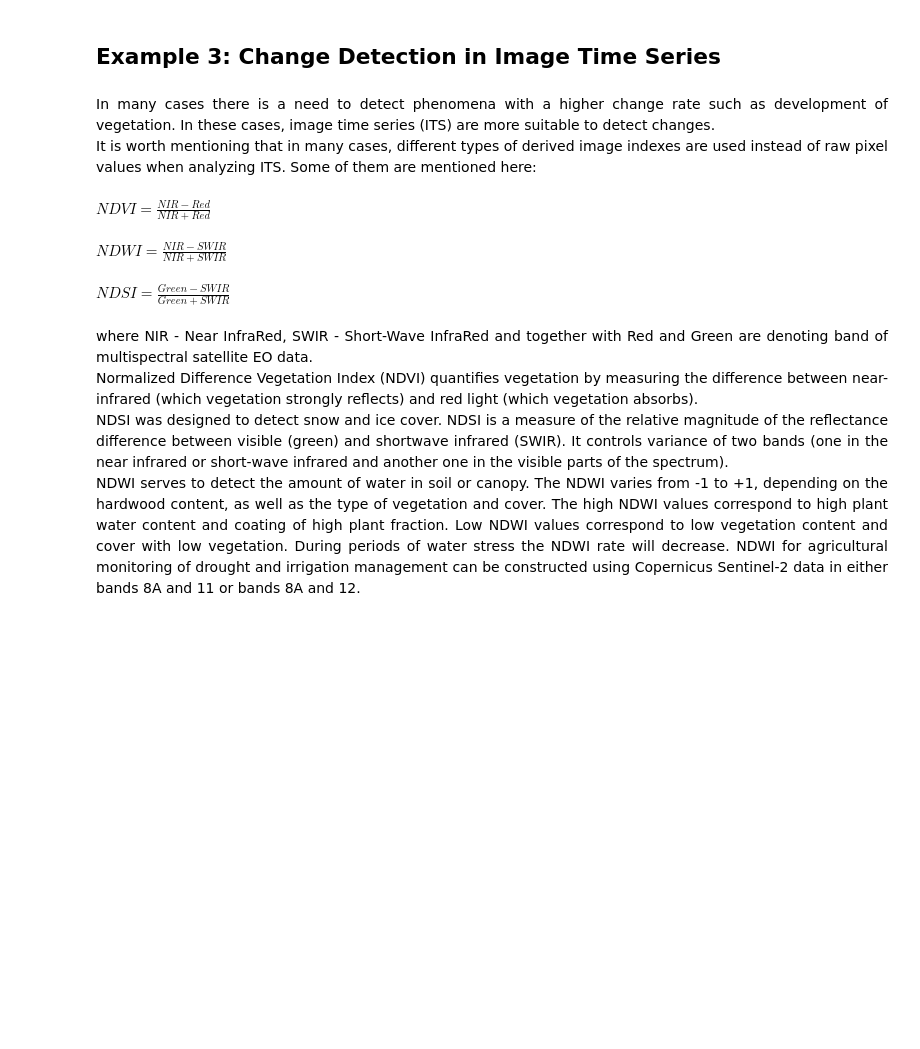
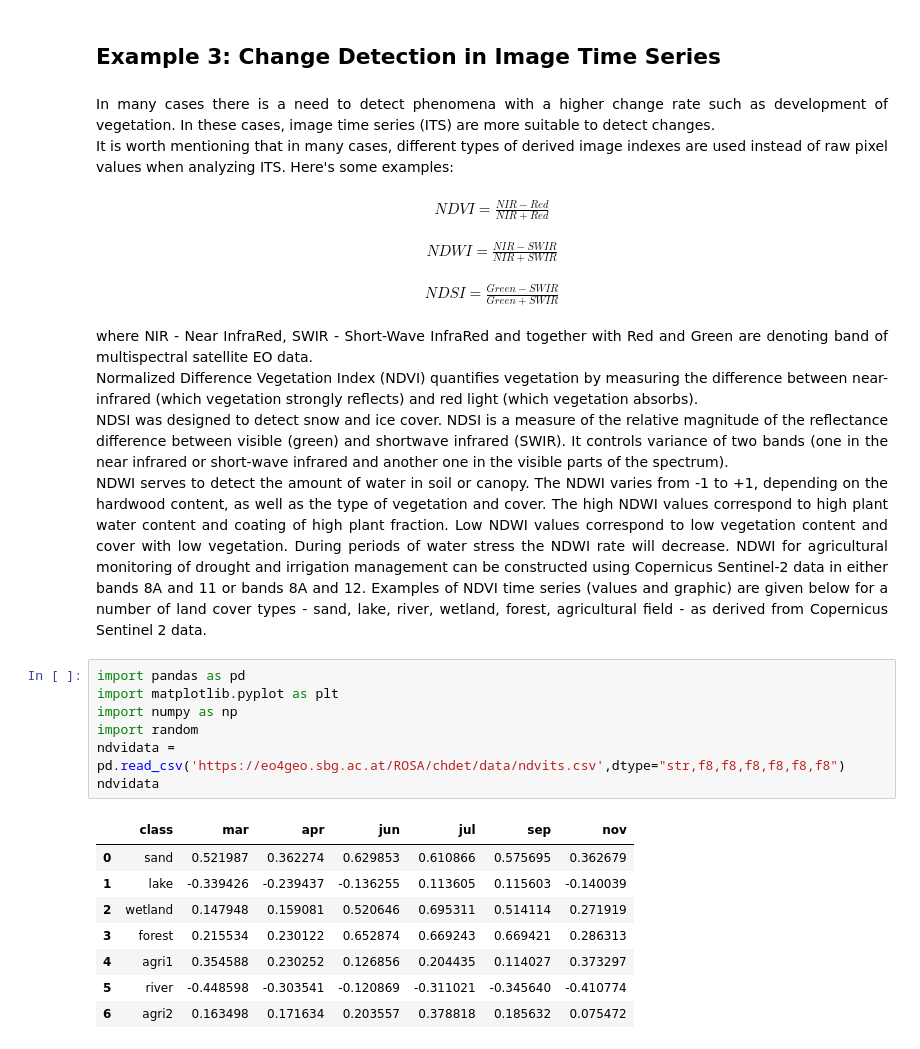
Before and after one commit to eo4geocourses/ROSA_Change-Detection-in-optical-Data, a Jupyter notebook: jupyter_notebook/cdtut.ipynb, the cells around one changed output. Saved outputs shown, nothing was run; the diff lists cells and outputs as text; blank space fills up the shorter version.

```diff
--- a/jupyter_notebook/cdtut.ipynb
+++ b/jupyter_notebook/cdtut.ipynb
@@ -148,11 +173,26 @@ Map(center=[44.45, 26.1], controls=(ZoomControl(options=['position', 'zoom_in_te
 ## Example 3: Change Detection in Image Time Series
 # %% [markdown]
 <div style="text-align: justify">In many cases there is a need to detect phenomena with a higher change rate such as development of vegetation. In these cases, image time series (ITS) are more suitable to detect changes. <br>
-It is worth mentioning that in many cases, different types of derived image indexes are used instead of raw pixel values when analyzing ITS. Some of them are mentioned here:<br><br>
+It is worth mentioning that in many cases, different types of derived image indexes are used instead of raw pixel values when analyzing ITS. Here's some examples:<br><br><div style="text-align: center">
     $NDVI=\frac{NIR - Red}{NIR + Red}$ <br><br>
     $NDWI=\frac{NIR - SWIR}{NIR + SWIR}$ <br><br>
     $NDSI=\frac{Green - SWIR}{Green + SWIR}$ <br><br>
-where NIR - Near InfraRed, SWIR - Short-Wave InfraRed and together with Red and Green are denoting band of multispectral satellite EO data. <br>
+</div>where NIR - Near InfraRed, SWIR - Short-Wave InfraRed and together with Red and Green are denoting band of multispectral satellite EO data. <br>
 Normalized Difference Vegetation Index (NDVI) quantifies vegetation by measuring the difference between near-infrared (which vegetation strongly reflects) and red light (which vegetation absorbs). <br> NDSI was designed to detect snow and ice cover. NDSI is a measure of the relative magnitude of the reflectance difference between visible (green) and shortwave infrared (SWIR). It controls variance of two bands (one in the near infrared or short-wave infrared and another one in the visible parts of the spectrum). <br>
-NDWI serves to detect the amount of water in soil or canopy. The NDWI varies from -1 to +1, depending on the hardwood content, as well as the type of vegetation and cover. The high NDWI values correspond to high plant water content and coating of high plant fraction. Low NDWI values correspond to low vegetation content and cover with low vegetation. During periods of water stress the NDWI rate will decrease. NDWI for agricultural monitoring of drought and irrigation management can be constructed using Copernicus Sentinel-2 data in either bands 8A and 11 or bands 8A and 12.
-</div>
+NDWI serves to detect the amount of water in soil or canopy. The NDWI varies from -1 to +1, depending on the hardwood content, as well as the type of vegetation and cover. The high NDWI values correspond to high plant water content and coating of high plant fraction. Low NDWI values correspond to low vegetation content and cover with low vegetation. During periods of water stress the NDWI rate will decrease. NDWI for agricultural monitoring of drought and irrigation management can be constructed using Copernicus Sentinel-2 data in either bands 8A and 11 or bands 8A and 12. Examples of NDVI time series (values and graphic) are given below for a number of land cover types - sand, lake, river, wetland, forest, agricultural field - as derived from Copernicus Sentinel 2 data. </div>
+# %%
+import pandas as pd
+import matplotlib.pyplot as plt
+import numpy as np
+import random
+ndvidata = pd.read_csv('https://eo4geo.sbg.ac.at/ROSA/chdet/data/ndvits.csv',dtype="str,f8,f8,f8,f8,f8,f8")
+ndvidata
+# %% [output]
+|  | class | mar | apr | jun | jul | sep | nov |
+| 0 | sand | 0.521987 | 0.362274 | 0.629853 | 0.610866 | 0.575695 | 0.362679 |
+| 1 | lake | -0.339426 | -0.239437 | -0.136255 | 0.113605 | 0.115603 | -0.140039 |
+| 2 | wetland | 0.147948 | 0.159081 | 0.520646 | 0.695311 | 0.514114 | 0.271919 |
+| 3 | forest | 0.215534 | 0.230122 | 0.652874 | 0.669243 | 0.669421 | 0.286313 |
+| 4 | agri1 | 0.354588 | 0.230252 | 0.126856 | 0.204435 | 0.114027 | 0.373297 |
+| 5 | river | -0.448598 | -0.303541 | -0.120869 | -0.311021 | -0.345640 | -0.410774 |
+| 6 | agri2 | 0.163498 | 0.171634 | 0.203557 | 0.378818 | 0.185632 | 0.075472 |
```
Also changed, not shown: parts of 11 cells of this notebook.
